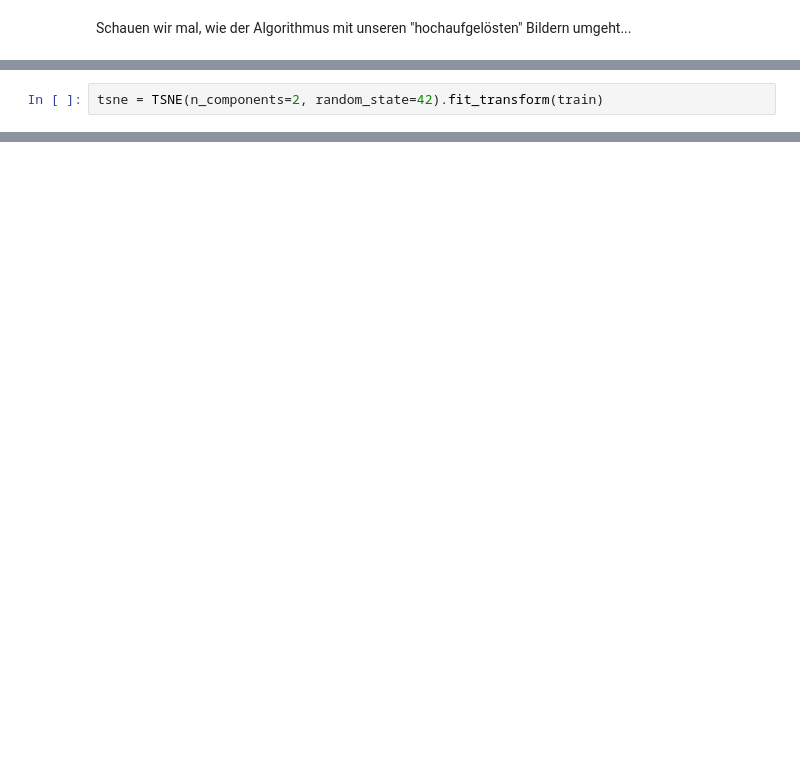
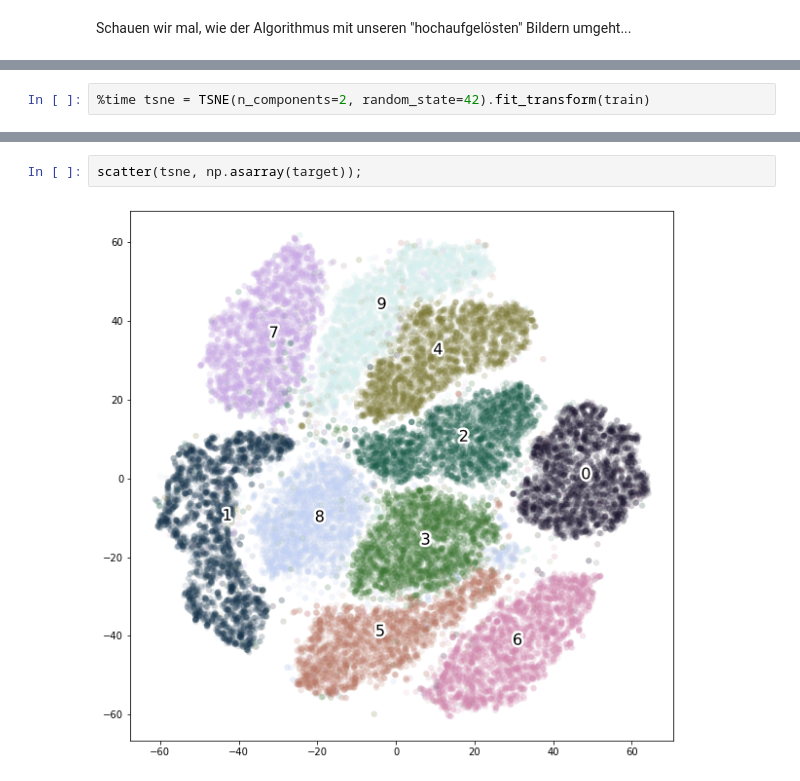
Before and after one commit to h9h/dhbw20-ml, a Jupyter notebook: t-sne.ipynb, the cells around one changed output, grey strips where cells are left out. Drawn from its saved outputs; the diff is of its cells as text; blank space fills up the shorter version.

```diff
--- a/t-sne.ipynb
+++ b/t-sne.ipynb
@@ -71,2 +102,2 @@ print(f'Wir haben {m} Datenpunkte mit {n} Features')
 # %%
-tsne = TSNE(n_components=2, random_state=42).fit_transform(train)
+%time tsne = TSNE(n_components=2, random_state=42).fit_transform(train)
@@ -73 +107,5 @@ tsne = TSNE(n_components=2, random_state=42).fit_transform(train)
+# %%
+scatter(tsne, np.asarray(target));
+# %% [output]
+[figure, added]
 # %%
```
Also changed, not shown: parts of 12 cells of this notebook, 6 other files.
